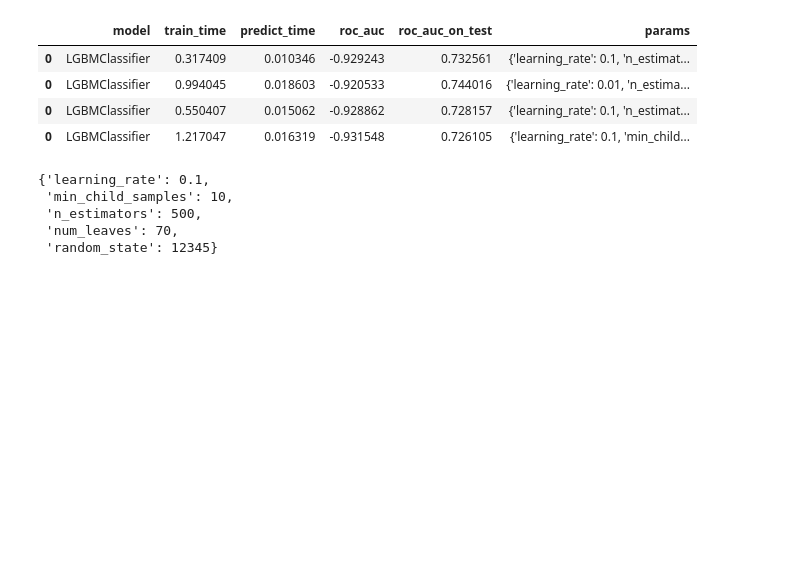
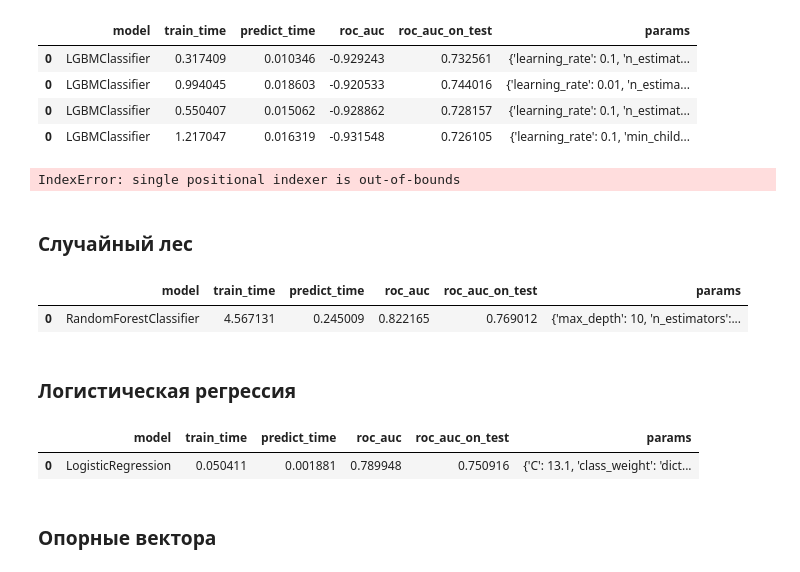
Before and after one commit to Chularev/study_cv, a Jupyter notebook: notebook.ipynb, the cells around one changed output. Saved outputs shown, nothing was run; the diff lists cells and outputs as text; code cells hidden in the pictures; blank space fills up the shorter version.

Commit message:
Best model 76 points

```diff
--- a/notebook.ipynb
+++ b/notebook.ipynb
@@ -863,6 +869,5 @@ sns.countplot(train_y);
 # %%
-roc_auc_scorer = make_scorer(roc_auc_score, greater_is_better=True,
-                             needs_threshold=True)
+roc_auc_scorer = make_scorer(roc_auc_score, greater_is_better=True)
 # %%
 grid_report = pd.DataFrame(columns=['model', 'train_time', 'predict_time', 'roc_auc', 'roc_auc_on_test', 'params'])
 # %%
@@ -887,7 +892,9 @@ def my_GridSearchCV(mode, parametrs):
 
     roc_auc_on_test = roc_auc_score(test_y, predicts)
 
-    row = [model.__name__, train_time, predict_time, (grid.best_score_), roc_auc_on_test, grid.best_params_]
+
+    auc = grid.best_score_
+    row = [model.__name__, train_time, predict_time, auc, roc_auc_on_test, grid.best_params_]
     return pd.DataFrame([row], columns=['model', 'train_time', 'predict_time', 'roc_auc', 'roc_auc_on_test', 'params'])
 # %% [markdown]
 ### Градиентный бустинг
@@ -913,10 +920,23 @@ grid_report
 | 0 | LGBMClassifier | 0.550407 | 0.015062 | -0.928862 | 0.728157 | {'learning_rate': 0.1, 'n_estimat... |
 | 0 | LGBMClassifier | 1.217047 | 0.016319 | -0.931548 | 0.726105 | {'learning_rate': 0.1, 'min_child... |
 # %%
-grid_report.iloc[3]['params']
+grid_report.iloc[1]['params']
 # %% [output]
-{'learning_rate': 0.1,
- 'min_child_samples': 10,
- 'n_estimators': 500,
- 'num_leaves': 70,
- 'random_state': 12345}
+IndexError: single positional indexer is out-of-bounds
+# %% [markdown]
+### Случайный лес
+# %%
+parametrs = {'n_estimators': [1000,1100,1150],
+             'max_depth': [5,6,7,8,9,10],
+             'random_state':[12345]
+            }
+# %%
+model = RandomForestClassifier
+result = my_GridSearchCV(model, parametrs)
+# %%
+result
+# %% [output]
+|  | model | train_time | predict_time | roc_auc | roc_auc_on_test | params |
+| 0 | RandomForestClassifier | 4.567131 | 0.245009 | 0.822165 | 0.769012 | {'max_depth': 10, 'n_estimators':... |
+# %% [markdown]
+### Логистическая регрессия
@@ -922,0 +952,7 @@ grid_report.iloc[3]['params']
+# %%
+result
+# %% [output]
+|  | model | train_time | predict_time | roc_auc | roc_auc_on_test | params |
+| 0 | LogisticRegression | 0.050411 | 0.001881 | 0.789948 | 0.750916 | {'C': 13.1, 'class_weight': 'dict... |
+# %% [markdown]
+### Опорные вектора
```
Also changed, not shown: parts of 6 cells of this notebook.
